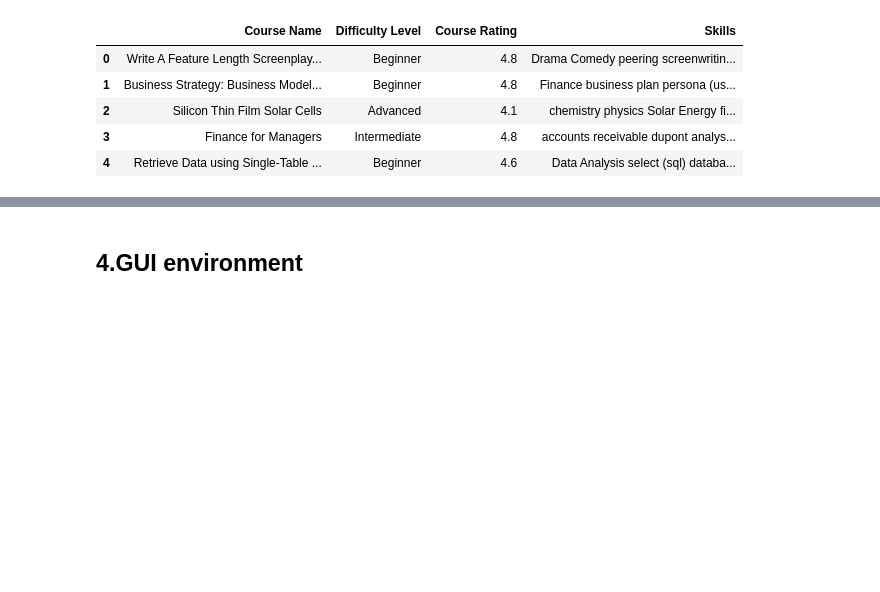
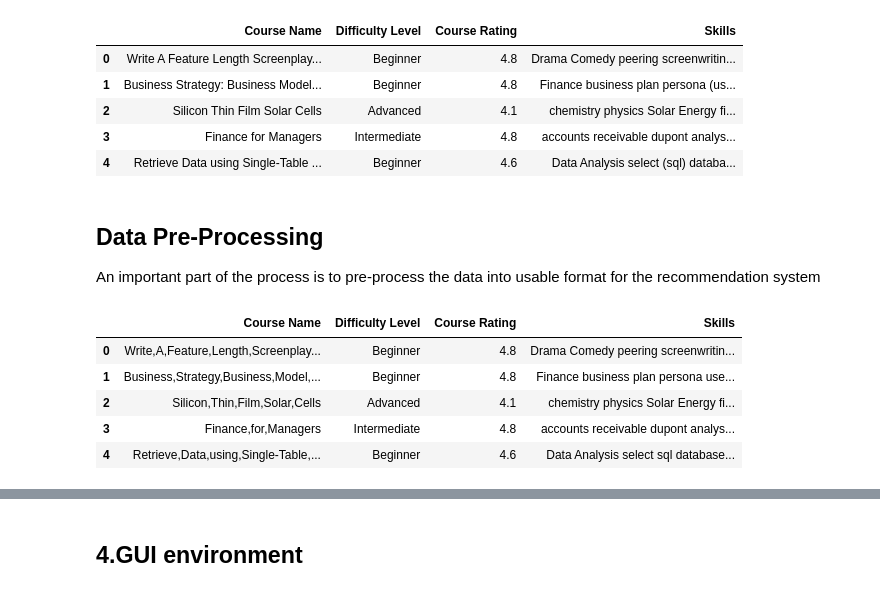
Before and after one commit to ngnma/Coursera-recommender-system, a Jupyter notebook: main.ipynb, the cells around one changed output, grey strips where cells are left out. Saved outputs shown, nothing was run; the diff lists cells and outputs as text; code cells hidden in the pictures; blank space fills up the shorter version.

Commit message:
Data Pre-Processing

```diff
--- a/main.ipynb
+++ b/main.ipynb
@@ -314,3 +314,26 @@ data.head(5)
 | 2 | Silicon Thin Film Solar Cells | Advanced | 4.1 | chemistry physics Solar Energy fi... |
 | 3 | Finance for Managers | Intermediate | 4.8 | accounts receivable dupont analys... |
 | 4 | Retrieve Data using Single-Table ... | Beginner | 4.6 | Data Analysis select (sql) databa... |
+# %% [markdown]
+## Data Pre-Processing
+
+An important part of the process is to pre-process the data into usable format for the recommendation system
+# %%
+# Removing spaces between the words (Lambda funtions can be used as well)
+
+data['Course Name'] = data['Course Name'].str.replace(' ',',')
+data['Course Name'] = data['Course Name'].str.replace(',,',',')
+data['Course Name'] = data['Course Name'].str.replace(':','')
+
+#removing paranthesis from skills columns
+data['Skills'] = data['Skills'].str.replace('(','')
+data['Skills'] = data['Skills'].str.replace(')','')
+
+data.head(5)
+# %% [output]
+|  | Course Name | Difficulty Level | Course Rating | Skills |
+| 0 | Write,A,Feature,Length,Screenplay... | Beginner | 4.8 | Drama Comedy peering screenwritin... |
+| 1 | Business,Strategy,Business,Model,... | Beginner | 4.8 | Finance business plan persona use... |
+| 2 | Silicon,Thin,Film,Solar,Cells | Advanced | 4.1 | chemistry physics Solar Energy fi... |
+| 3 | Finance,for,Managers | Intermediate | 4.8 | accounts receivable dupont analys... |
+| 4 | Retrieve,Data,using,Single-Table,... | Beginner | 4.6 | Data Analysis select sql database... |
```
Also changed, not shown: parts of 2 cells of this notebook.
